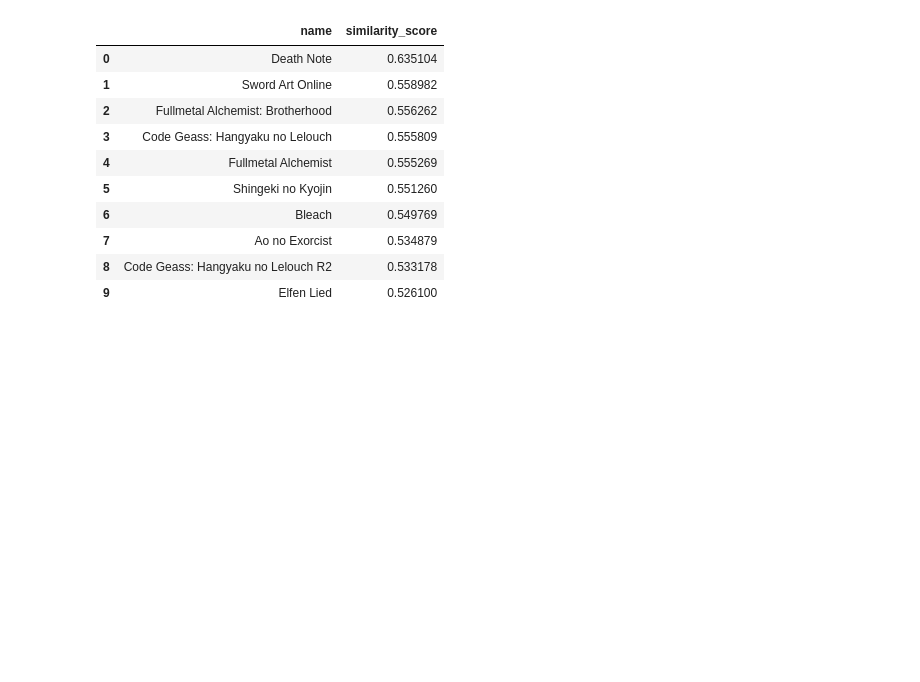
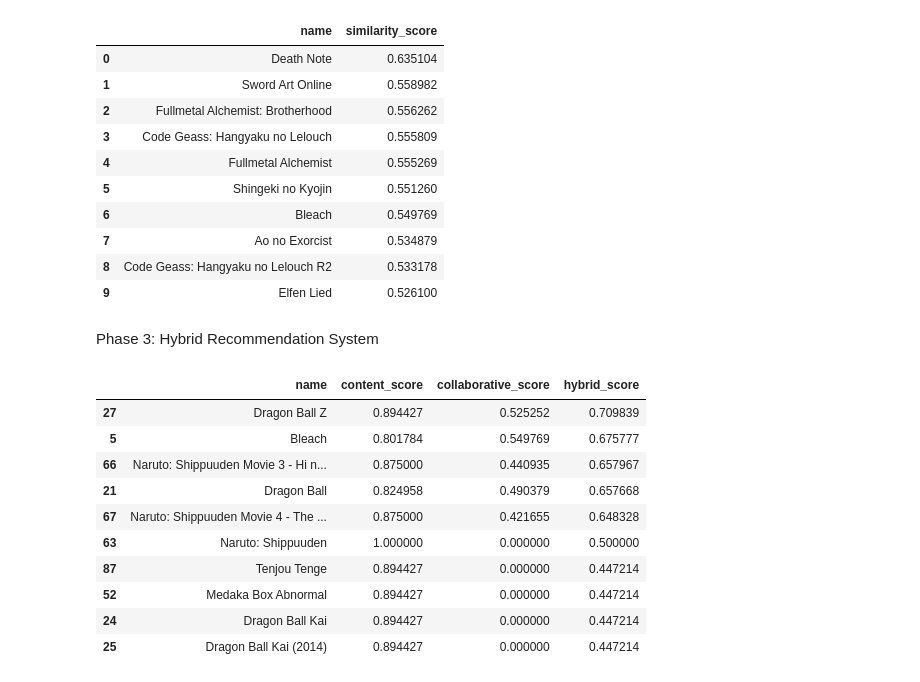
Before and after one commit to Aslngsng/Anime-Recommendation-System, a Jupyter notebook: notebook.ipynb, the cells around one changed output. Drawn from its saved outputs; the diff is of its cells as text; code cells hidden in the pictures; blank space fills up the shorter version.

Commit message:
stater phase 3: hybrid recommendation system

```diff
--- a/notebook.ipynb
+++ b/notebook.ipynb
@@ -429,7 +429,10 @@ def recommend_collaborative(anime_name, n=5):
     if anime_id not in user_anime_matrix.columns:
         return "Anime does not have enough ratings for collaborative filtering."
 
-    anime_position = list(user_anime_matrix.columns).index(anime_id)
+    anime_position = list(
+        user_anime_matrix.columns
+    ).index(anime_id)
+
 
     distances, indices = knn_model.kneighbors(
         anime_user_matrix[anime_position],
@@ -464,3 +467,5 @@ recommend_collaborative("Naruto", n=10)
 | 7 | Ao no Exorcist | 0.534879 |
 | 8 | Code Geass: Hangyaku no Lelouch R2 | 0.533178 |
 | 9 | Elfen Lied | 0.526100 |
+# %% [markdown]
+Phase 3: Hybrid Recommendation System
@@ -466,0 +520,47 @@ recommend_collaborative("Naruto", n=10)
+# %%
+def recommend_hybrid(
+        anime_name,
+        n=10,
+        content_weight=0.5,
+        collaborative_weight=0.5
+):
+    content_results = get_content_scores(anime_name, n=50)
+    collaborative_results = get_collaborative_scores(anime_name, n=50)
+
+    hybrid = pd.merge(
+        content_results,
+        collaborative_results,
+        on="name",
+        how="outer"
+    )
+
+    hybrid["content_score"] = hybrid["content_score"].fillna(0)
+    hybrid["collaborative_score"] = hybrid["collaborative_score"].fillna(0)
+
+    hybrid["hybrid_score"] = (
+        content_weight * hybrid["content_score"] +
+        collaborative_weight * hybrid["collaborative_score"]
+    )
+
+    hybrid = hybrid.sort_values(
+        "hybrid_score",
+        ascending=False
+    )
+
+    return hybrid.head(n)
+# %%
+# test
+
+recommend_hybrid("Naruto", n=10)
+# %% [output]
+|  | name | content_score | collaborative_score | hybrid_score |
+| 27 | Dragon Ball Z | 0.894427 | 0.525252 | 0.709839 |
+| 5 | Bleach | 0.801784 | 0.549769 | 0.675777 |
+| 66 | Naruto: Shippuuden Movie 3 - Hi n... | 0.875000 | 0.440935 | 0.657967 |
+| 21 | Dragon Ball | 0.824958 | 0.490379 | 0.657668 |
+| 67 | Naruto: Shippuuden Movie 4 - The ... | 0.875000 | 0.421655 | 0.648328 |
+| 63 | Naruto: Shippuuden | 1.000000 | 0.000000 | 0.500000 |
+| 87 | Tenjou Tenge | 0.894427 | 0.000000 | 0.447214 |
+| 52 | Medaka Box Abnormal | 0.894427 | 0.000000 | 0.447214 |
+| 24 | Dragon Ball Kai | 0.894427 | 0.000000 | 0.447214 |
+| 25 | Dragon Ball Kai (2014) | 0.894427 | 0.000000 | 0.447214 |
```
Also changed, not shown: parts of 2 cells of this notebook.
